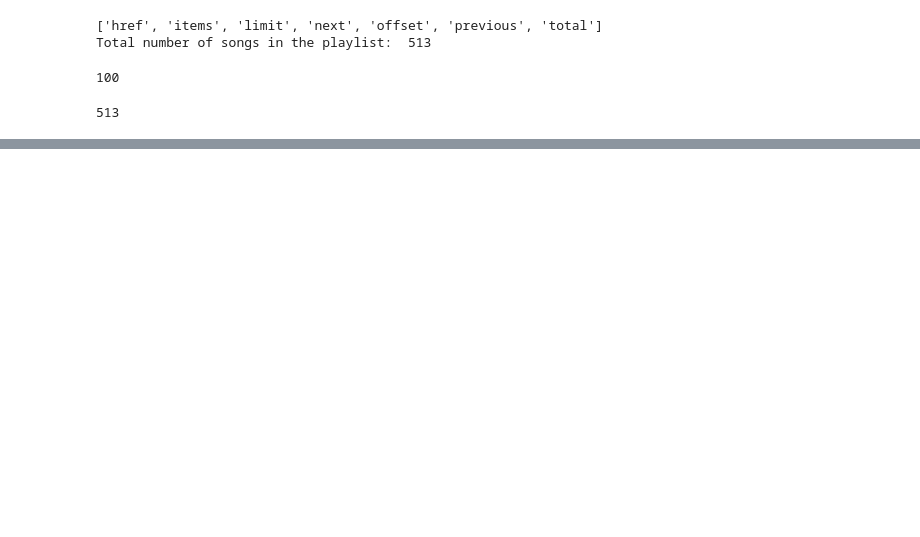
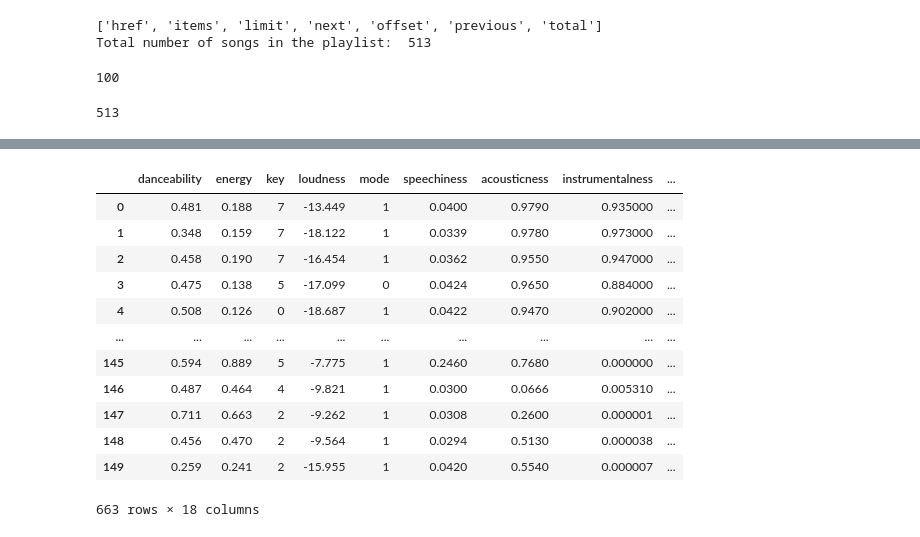
Before and after one commit to MLB-95/IH_LABS, a Jupyter notebook: LABS/week6/playlist_structure.ipynb, the cells around one changed output, grey strips where cells are left out. Saved outputs shown, nothing was run; the diff lists cells and outputs as text; code cells hidden in the pictures; blank space fills up the shorter version.

```diff
--- a/LABS/week6/playlist_structure.ipynb
+++ b/LABS/week6/playlist_structure.ipynb
@@ -309,0 +387,18 @@ get_artists_from_playlist("37i9dQZF1DWV7EzJMK2FUI")
+# %%
+df_playlist=pd.concat([df_jazz, df_sixties])
+# %%
+df_playlist
+# %% [output]
+|  | danceability | energy | key | loudness | mode | speechiness | acousticness | instrumentalness | ... |
+| 0 | 0.481 | 0.188 | 7 | -13.449 | 1 | 0.0400 | 0.9790 | 0.935000 | ... |
+| 1 | 0.348 | 0.159 | 7 | -18.122 | 1 | 0.0339 | 0.9780 | 0.973000 | ... |
+| 2 | 0.458 | 0.190 | 7 | -16.454 | 1 | 0.0362 | 0.9550 | 0.947000 | ... |
+| 3 | 0.475 | 0.138 | 5 | -17.099 | 0 | 0.0424 | 0.9650 | 0.884000 | ... |
+| 4 | 0.508 | 0.126 | 0 | -18.687 | 1 | 0.0422 | 0.9470 | 0.902000 | ... |
+| ... | ... | ... | ... | ... | ... | ... | ... | ... | ... |
+| 145 | 0.594 | 0.889 | 5 | -7.775 | 1 | 0.2460 | 0.7680 | 0.000000 | ... |
+| 146 | 0.487 | 0.464 | 4 | -9.821 | 1 | 0.0300 | 0.0666 | 0.005310 | ... |
+| 147 | 0.711 | 0.663 | 2 | -9.262 | 1 | 0.0308 | 0.2600 | 0.000001 | ... |
+| 148 | 0.456 | 0.470 | 2 | -9.564 | 1 | 0.0294 | 0.5130 | 0.000038 | ... |
+| 149 | 0.259 | 0.241 | 2 | -15.955 | 1 | 0.0420 | 0.5540 | 0.000007 | ... |
+663 rows × 18 columns
```
Also changed, not shown: parts of 17 cells of this notebook, 1 other file.
